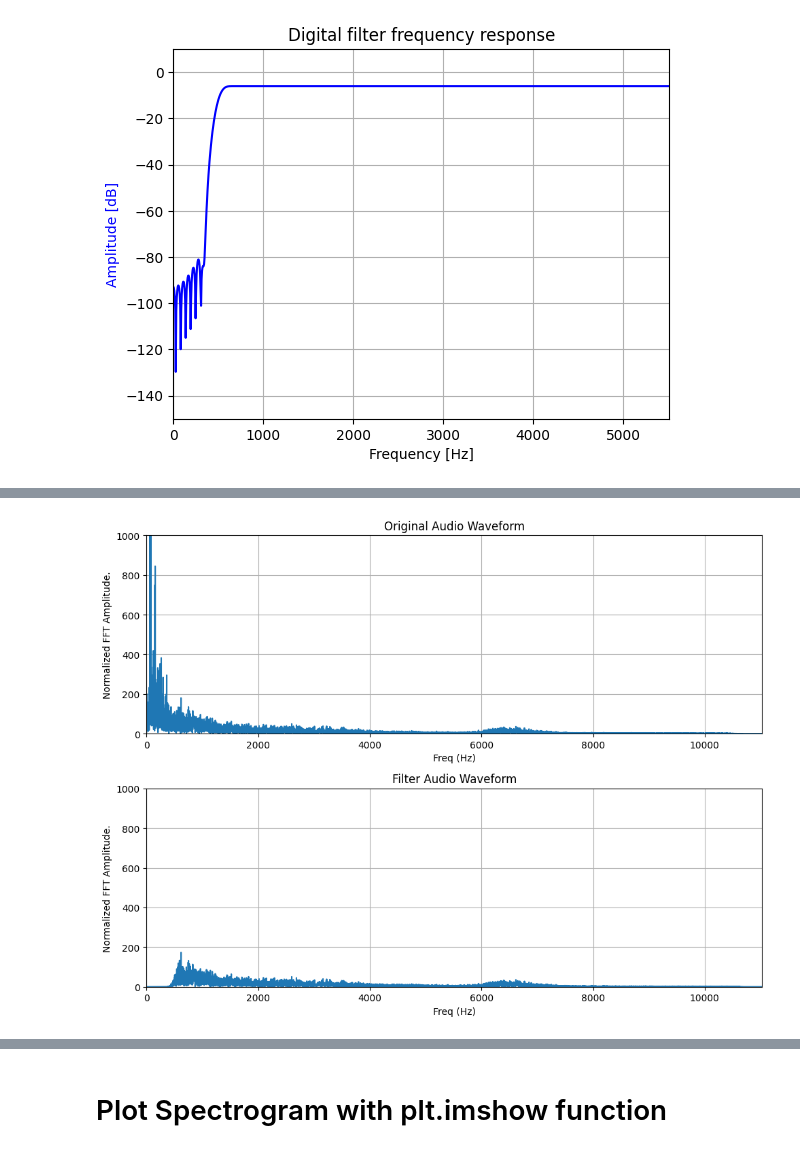
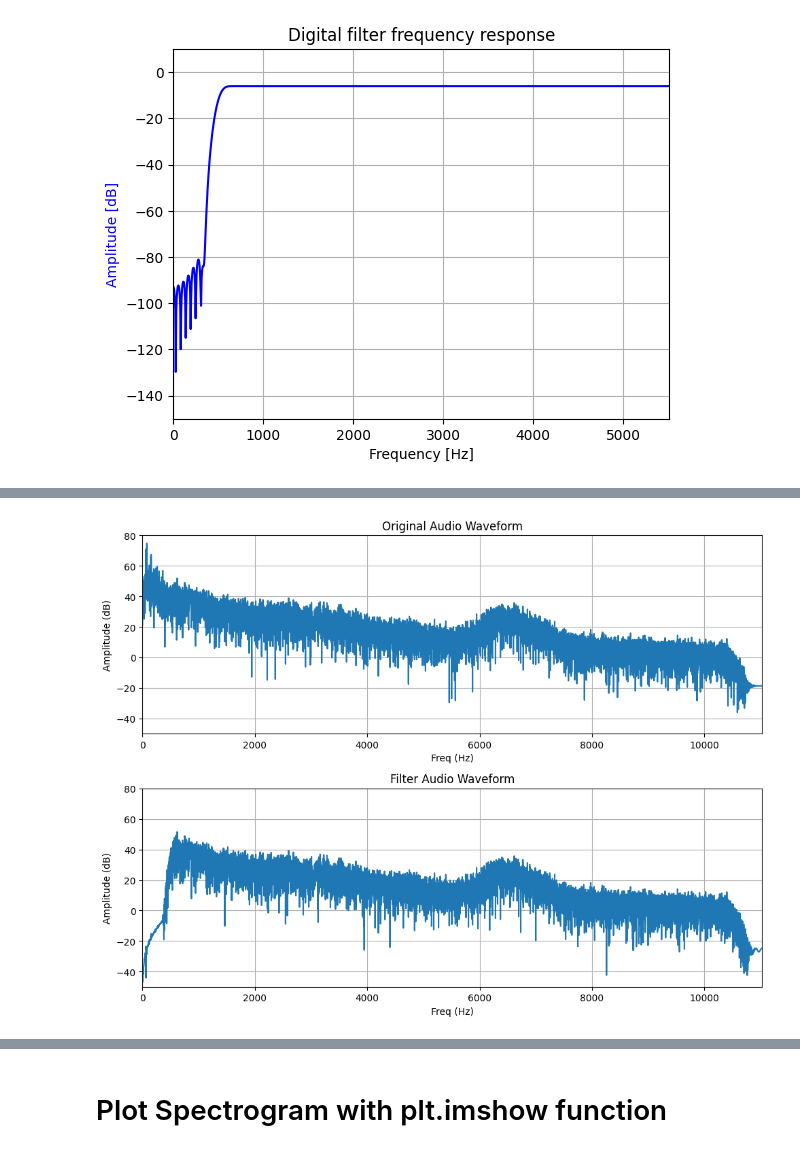
Before and after one commit to PanyaHantula/AcousticDroneDetection, a Jupyter notebook: AudioAnalysis.ipynb, the cells around one changed output, grey strips where cells are left out. Drawn from its saved outputs; the diff is of its cells as text; code cells hidden in the pictures.

```diff
--- a/AudioAnalysis.ipynb
+++ b/AudioAnalysis.ipynb
@@ -13,13 +14,14 @@ from scipy.signal import lfilter, filtfilt ,freqz, firwin, freqz
 # Load Audio File
 Drone and NoDrone File
 # %%
+LimitIndex = 22000
 # Load the Drone audio file
 audio_file = './dataset/train/Drone/5m-50m-ex6.wav'  # Replace with your audio file path
 #audio_file = './dataset/train/No_Drone/เสียงธรรมชาติ(New_Sound)-ex19.wav'
 #audio_file = './dataset/train/No_Drone/เสียงธรรมชาติ(New_Sound)-ex12.wav'
 y, fs = librosa.load(audio_file)  # , duration=20)
 
-y = y[:22000]
+y = y[:LimitIndex]
 timesDuration = librosa.get_duration(y=y, sr=fs)
 
 # normalize audio
@@ -35,13 +37,9 @@ Audio Duration: 1 seconds
 # Load the NoDrone audio file
 audio_file = './dataset/train/No_Drone/Natural_3_#14-ex11.wav'  # Replace with your audio file path
 y, fs = librosa.load(audio_file)  # , duration=20)
-
-y = y[:22000]
+y = y[:LimitIndex]
 timesDuration = librosa.get_duration(y=y, sr=fs)
 
 # normalize audio
 max_value = np.max(np.abs(y))       # Determine the maximum values
-audio_NoDrone = y/max_value         # Use max_value and normalize sound data to get values between -1 & +1
-
-print(f'Sampling Rate: {fs} Hz')
-print(f'Audio Duration: {timesDuration:.0f} seconds')
+audio_NoDrone = y/max_value           # Use max_value and normalize sound data to get values between -1 & +1
@@ -140,7 +108,8 @@ def audioFFT_cal (data,fs):
     x = np.linspace(0.0, N*T, N, endpoint=False)
     yf = fft(data)
     Xf = fftfreq(N, T)[:N//2]
-    FFT_Amplitude = np.abs(yf[0:N//2])
+    FFT_Amplitude = 10*np.log(np.abs(yf[0:N//2]))
+    #20*np.log10(np.abs(h))
     #max_freq = np.argmax(N * np.abs(yf[0:N//2]))
     #print("High Amplitude Frequency :", max_freq)
 
@@ -263,35 +232,35 @@ plt.show()
 # %%
 y = audio_NoDrone
 #audio_Filter = filtfilt(HPF_Cof, 1, y)
 audio_NoDroneFilter = lfilter(HPF_Cof, 1, y)
 
 plt.figure(figsize=(10, 8))
 
 # ----- Plot Audio Waveform  -----
 xf,yf = audioFFT_cal(y,fs)
 plt.subplot(2, 1, 1)
 plt.title(f'Original Audio Waveform')
 plt.plot(xf, yf)
 plt.grid()
 plt.xlabel('Freq (Hz)')
-plt.ylabel('Normalized FFT Amplitude.')
-plt.ylim(0,1000)
+plt.ylabel('Amplitude (dB)')
+plt.ylim(-50,80)
 plt.xlim(0,fs/2)
 
 # ----- Plot FFT  -----
 xf_filter,yf_filter = audioFFT_cal(audio_NoDroneFilter,fs)
 plt.subplot(2, 1, 2)
 plt.title(f'Filter Audio Waveform')
 plt.plot(xf_filter, yf_filter)
 plt.grid()
 plt.xlabel('Freq (Hz)')
-plt.ylabel('Normalized FFT Amplitude.')
-plt.ylim(0,1000)
+plt.ylabel('Amplitude (dB)')
+plt.ylim(-50,80)
 plt.xlim(0,fs/2)
 plt.tight_layout(rect=[0, 0, 1, 0.95])
 plt.show()
 # %% [output]
-[figure, old version]
+[figure, new version]
 # %%
 y = audio_DroneFilter
 
```
Also changed, not shown: parts of 18 cells of this notebook, 3 other files.
